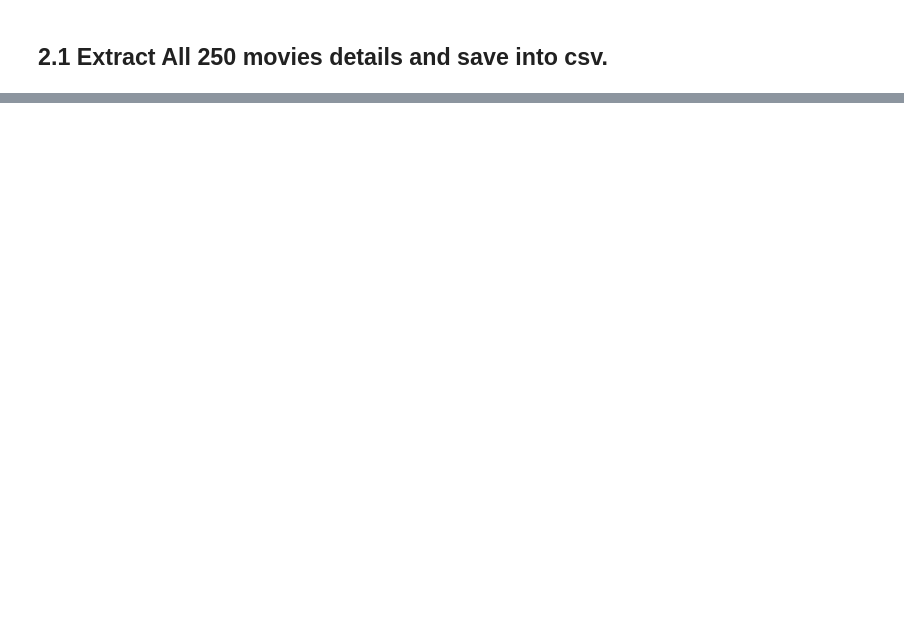
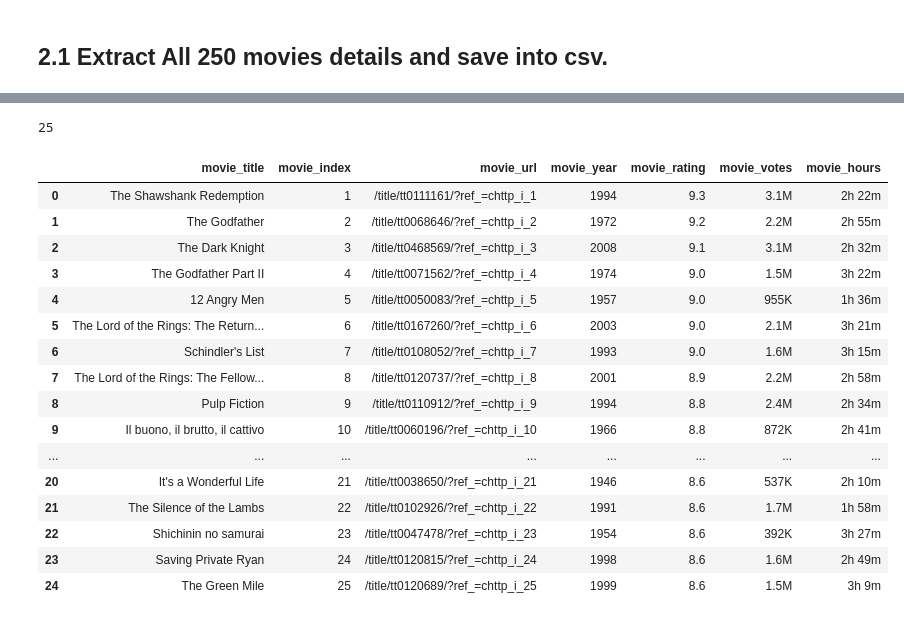
Before and after one commit to asifkasi/course-python-and-automation-by-kasi, a Jupyter notebook: Student's Folders/Farhan Adil/Web Scraping/Coaching_Practice_Exercises/Imdb_scraper/imdb_scrap.ipynb, the cells around one changed output, grey strips where cells are left out. Cells and saved outputs as stored; diff of their text form; code cells hidden in the pictures; blank space fills up the shorter version.

```diff
--- a/Student's Folders/Farhan Adil/Web Scraping/Coaching_Practice_Exercises/Imdb_scraper/imdb_scrap.ipynb
+++ b/Student's Folders/Farhan Adil/Web Scraping/Coaching_Practice_Exercises/Imdb_scraper/imdb_scrap.ipynb
@@ -41,0 +154,8 @@ ul
+# %%
+main_div  = soup.find("div",class_="sc-3196e3ca-3 hiluUU ipc-page-grid__item ipc-page-grid__item--span-2")
+var_lis = main_div.find_all("div",class_= 'sc-fc35a1ef-0 hTMtRz')
+# .find_all("li")
+len(var_lis)
+# print(var_lis)
+# %% [output]
+25
@@ -41,0 +187,24 @@ ul
+# %%
+import pandas as pd
+# list = []
+# list.append(mov_dic)
+df = pd.DataFrame(list)
+df
+# %% [output]
+|  | movie_title | movie_index | movie_url | movie_year | movie_rating | movie_votes | movie_hours |
+| 0 | The Shawshank Redemption | 1 | /title/tt0111161/?ref_=chttp_i_1 | 1994 | 9.3 | 3.1M | 2h 22m |
+| 1 | The Godfather | 2 | /title/tt0068646/?ref_=chttp_i_2 | 1972 | 9.2 | 2.2M | 2h 55m |
+| 2 | The Dark Knight | 3 | /title/tt0468569/?ref_=chttp_i_3 | 2008 | 9.1 | 3.1M | 2h 32m |
+| 3 | The Godfather Part II | 4 | /title/tt0071562/?ref_=chttp_i_4 | 1974 | 9.0 | 1.5M | 3h 22m |
+| 4 | 12 Angry Men | 5 | /title/tt0050083/?ref_=chttp_i_5 | 1957 | 9.0 | 955K | 1h 36m |
+| 5 | The Lord of the Rings: The Return... | 6 | /title/tt0167260/?ref_=chttp_i_6 | 2003 | 9.0 | 2.1M | 3h 21m |
+| 6 | Schindler's List | 7 | /title/tt0108052/?ref_=chttp_i_7 | 1993 | 9.0 | 1.6M | 3h 15m |
+| 7 | The Lord of the Rings: The Fellow... | 8 | /title/tt0120737/?ref_=chttp_i_8 | 2001 | 8.9 | 2.2M | 2h 58m |
+| 8 | Pulp Fiction | 9 | /title/tt0110912/?ref_=chttp_i_9 | 1994 | 8.8 | 2.4M | 2h 34m |
+| 9 | Il buono, il brutto, il cattivo | 10 | /title/tt0060196/?ref_=chttp_i_10 | 1966 | 8.8 | 872K | 2h 41m |
+| ... | ... | ... | ... | ... | ... | ... | ... |
+| 20 | It's a Wonderful Life | 21 | /title/tt0038650/?ref_=chttp_i_21 | 1946 | 8.6 | 537K | 2h 10m |
+| 21 | The Silence of the Lambs | 22 | /title/tt0102926/?ref_=chttp_i_22 | 1991 | 8.6 | 1.7M | 1h 58m |
+| 22 | Shichinin no samurai | 23 | /title/tt0047478/?ref_=chttp_i_23 | 1954 | 8.6 | 392K | 3h 27m |
+| 23 | Saving Private Ryan | 24 | /title/tt0120815/?ref_=chttp_i_24 | 1998 | 8.6 | 1.6M | 2h 49m |
+| 24 | The Green Mile | 25 | /title/tt0120689/?ref_=chttp_i_25 | 1999 | 8.6 | 1.5M | 3h 9m |
```
Also changed, not shown: parts of 11 cells of this notebook, 1 other file.
